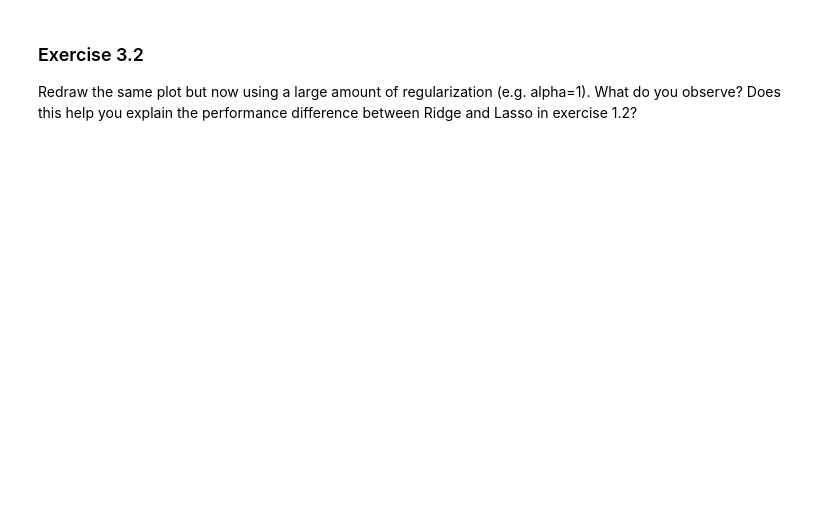
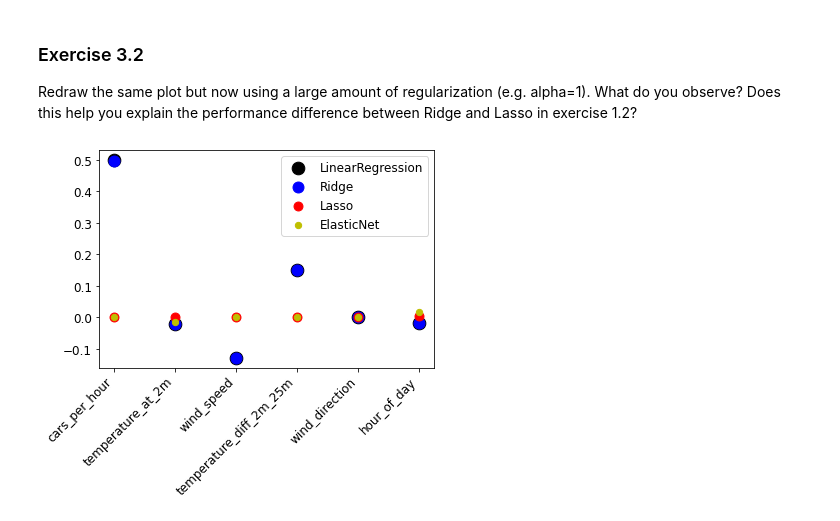
Before and after one commit to ThomasDeLange/MLE, a Jupyter notebook: labs/Lab 1a - Linear Models for Regression.ipynb, the cells around one changed output. Saved outputs shown, nothing was run; the diff lists cells and outputs as text; code cells hidden in the pictures; blank space fills up the shorter version.

```diff
--- a/labs/Lab 1a - Linear Models for Regression.ipynb
+++ b/labs/Lab 1a - Linear Models for Regression.ipynb
@@ -197,3 +260,7 @@ For all models, choose an alpha parameter that seems to work well in the previou
 # %% [markdown]
 ### Exercise 3.2
 Redraw the same plot but now using a large amount of regularization (e.g. alpha=1). What do you observe? Does this help you explain the performance difference between Ridge and Lasso in exercise 1.2?
+# %%
+scatter_coefficients(alpha=1)
+# %% [output]
+[figure, added]
```
Also changed, not shown: parts of 5 cells of this notebook, 1 other file.
